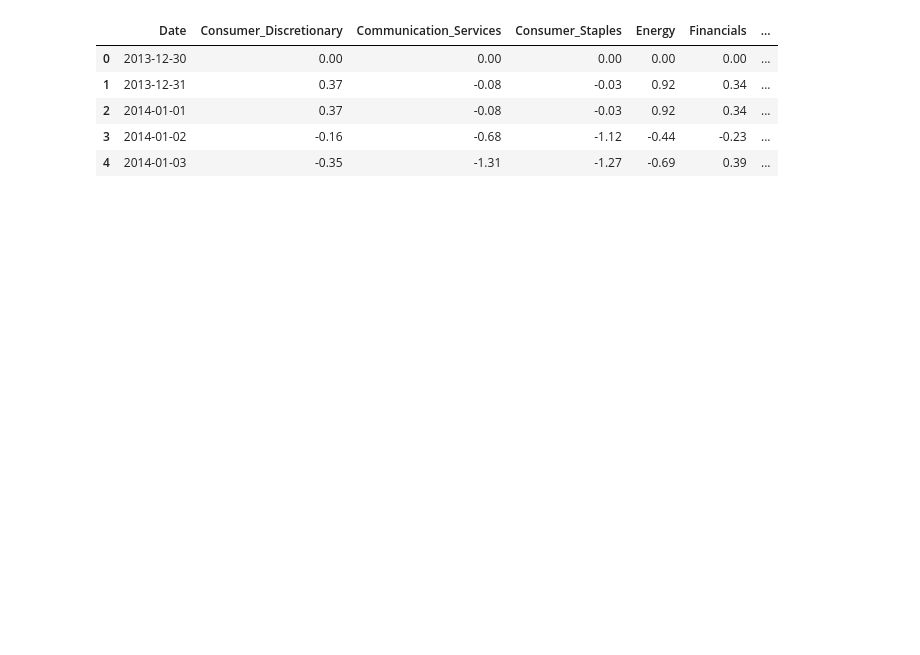
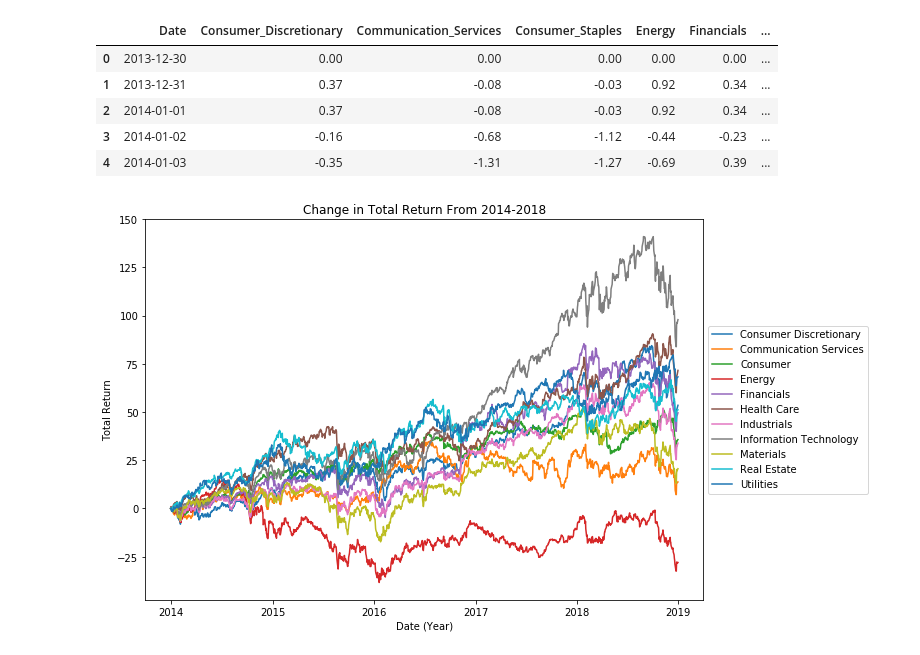
Before and after one commit to nancyculley/Little_Data_Project_1, a Jupyter notebook: 2015.ipynb, the cells around one changed output. Saved outputs shown, nothing was run; the diff lists cells and outputs as text; code cells hidden in the pictures; blank space fills up the shorter version.

```diff
--- a/2015.ipynb
+++ b/2015.ipynb
@@ -93,21 +96,24 @@ sp1500.head()
 # %%
 # make the line graph with date as the x axis, total return (industry name) as the y axis, add colors afterward
 
-plt.plot(sp1500['Date'], sp1500_2015['Consumer_Discretionary'], label = 'Consumer Discretionary')
-plt.plot(sp1500['Date'], sp1500_2015['Communication_Services'], label = 'Communication Services')
-plt.plot(sp1500['Date'], sp1500_2015['Consumer_Staples'], label = 'Consumer')
-plt.plot(sp1500['Date'], sp1500_2015['Energy'], label = 'Energy')
-plt.plot(sp1500['Date'], sp1500_2015['Financials'], label = 'Financials')
-plt.plot(sp1500_['Date'], sp1500_2015['Health_Care'], label = 'Health Care')
-plt.plot(sp1500_2015['Date'], sp1500_2015['Industrials'], label = 'Industrials')
-plt.plot(sp1500_2015['Date'], sp1500_2015['Information_Technology'], label = 'Information Technology')
-plt.plot(sp1500_2015['Date'], sp1500_2015['Materials'], label = 'Materials')
-plt.plot(sp1500_2015['Date'], sp1500_2015['Real_Estate'], label = 'Real Estate')
-plt.plot(sp1500_2015['Date'], sp1500_2015['Utilities'], label = 'Utilities')
+plt.plot(sp1500['Date'], sp1500['Consumer_Discretionary'], label = 'Consumer Discretionary')
+plt.plot(sp1500['Date'], sp1500['Communication_Services'], label = 'Communication Services')
+plt.plot(sp1500['Date'], sp1500['Consumer_Staples'], label = 'Consumer')
+plt.plot(sp1500['Date'], sp1500['Energy'], label = 'Energy')
+plt.plot(sp1500['Date'], sp1500['Financials'], label = 'Financials')
+plt.plot(sp1500['Date'], sp1500['Health_Care'], label = 'Health Care')
+plt.plot(sp1500['Date'], sp1500['Industrials'], label = 'Industrials')
+plt.plot(sp1500['Date'], sp1500['Information_Technology'], label = 'Information Technology')
+plt.plot(sp1500['Date'], sp1500['Materials'], label = 'Materials')
+plt.plot(sp1500['Date'], sp1500['Real_Estate'], label = 'Real Estate')
+plt.plot(sp1500['Date'], sp1500['Utilities'], label = 'Utilities')
 
 plt.legend()
 plt.ylabel('Total Return')
-plt.xlabel('Date (2015)')
-plt.title('Change in Total Return over 2015')
+plt.xlabel('Date (Year)')
+plt.title('Change in Total Return From 2014-2018')
+plt.rcParams["figure.figsize"] = (10,7)
 plt.legend(loc='center left', bbox_to_anchor=(1.0, 0.5))
 plt.show()
+# %% [output]
+[figure, added]
```
Also changed, not shown: parts of 1 cell of this notebook, 1 other file.
